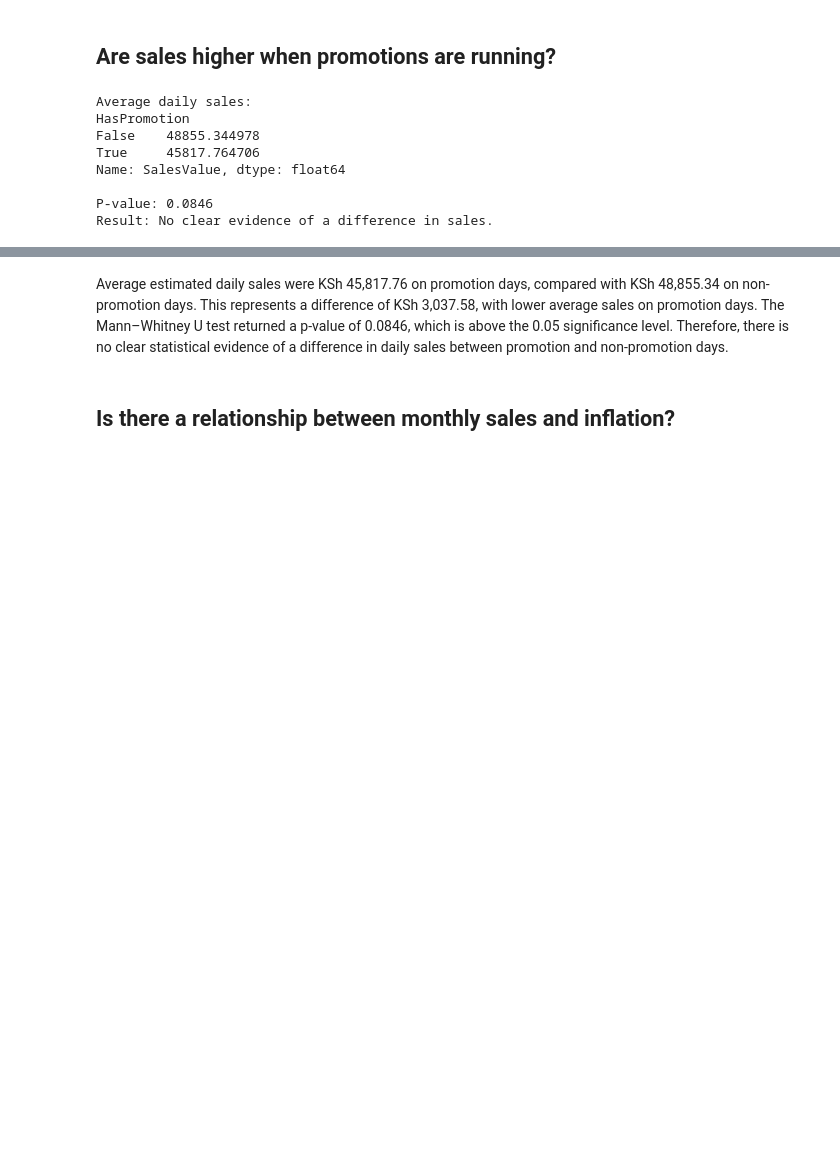
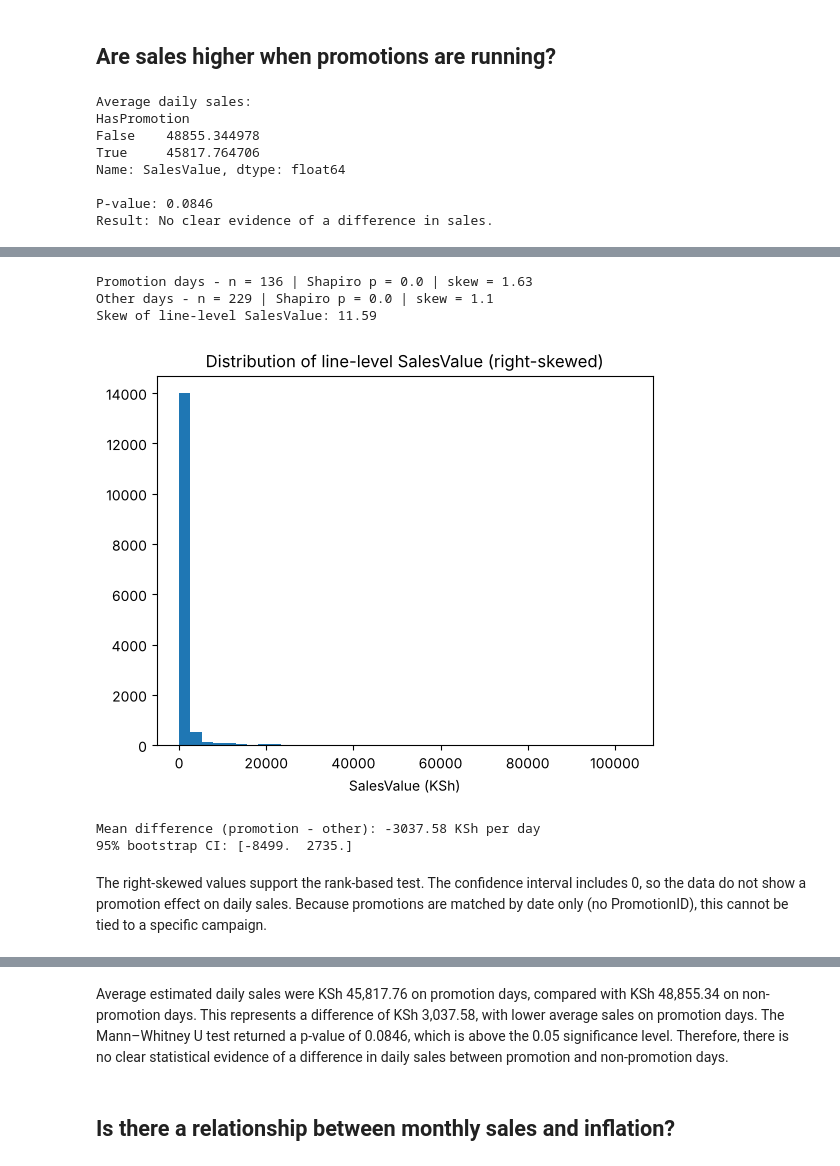
Before and after one commit to EricMWaimiri/kenya-retail-sales-customer-intelligence, a Jupyter notebook: notebooks/04_statistical_analysis.ipynb, the cells around one changed output, grey strips where cells are left out. Drawn from its saved outputs; the diff is of its cells as text; code cells hidden in the pictures; blank space fills up the shorter version.

```diff
--- a/notebooks/04_statistical_analysis.ipynb
+++ b/notebooks/04_statistical_analysis.ipynb
@@ -13,6 +13,11 @@ stores = pd.read_parquet("../data/cleaned/stores_cleaned.parquet")
 promotions = pd.read_parquet("../data/cleaned/promotions_cleaned.parquet")
 holidays = pd.read_parquet("../data/cleaned/public_holidays_cleaned.parquet")
 cpi = pd.read_parquet("../data/cleaned/national_cpi_monthly_cleaned.parquet")
+# %%
+# Add the columns this notebook needs (category, list-price sales value, sale date)
+sales = sales.merge(products[["ProductID", "Category", "UnitPriceKsh"]], on="ProductID", how="left")
+sales["SalesValue"] = sales["Quantity"] * sales["UnitPriceKsh"]
+sales["SaleDate"] = pd.to_datetime(sales["TransactionDate"]).dt.normalize()
 # %% [markdown]
 ## Do the product categories have different average sales-line values?
 We'll use the Kruskal–Wallis test, a non-parametric test that compares the distributions of three or more independent groups. It is useful when we don't want to assume that sales-line values are normally distributed.
@@ -164,0 +174,31 @@ Result: No clear evidence of a difference in sales.
+# %%
+promo_values = promo_sales.to_numpy()
+normal_values = normal_sales.to_numpy()
+
+for name, values in [("Promotion days", promo_values), ("Other days", normal_values)]:
+    print(name, "- n =", len(values), "| Shapiro p =", round(stats.shapiro(values).pvalue, 4),
+          "| skew =", round(stats.skew(values), 2))
+print("Skew of line-level SalesValue:", round(stats.skew(sales["SalesValue"]), 2))
+
+plt.hist(sales["SalesValue"], bins=40)
+plt.title("Distribution of line-level SalesValue (right-skewed)")
+plt.xlabel("SalesValue (KSh)")
+plt.show()
+
+rng = np.random.default_rng(42)
+def bootstrap_diff(a, b, n=10000):
+    diffs = [rng.choice(a, len(a)).mean() - rng.choice(b, len(b)).mean() for _ in range(n)]
+    return a.mean() - b.mean(), np.percentile(diffs, [2.5, 97.5])
+
+diff, ci = bootstrap_diff(promo_values, normal_values)
+print("Mean difference (promotion - other):", round(diff, 2), "KSh per day")
+print("95% bootstrap CI:", ci.round(0))
+# %% [output]
+Promotion days - n = 136 | Shapiro p = 0.0 | skew = 1.63
+Other days - n = 229 | Shapiro p = 0.0 | skew = 1.1
+Skew of line-level SalesValue: 11.59
+[figure, added]
+Mean difference (promotion - other): -3037.58 KSh per day
+95% bootstrap CI: [-8499.  2735.]
+# %% [markdown]
+The right-skewed values support the rank-based test. The confidence interval includes 0, so the data do not show a promotion effect on daily sales. Because promotions are matched by date only (no PromotionID), this cannot be tied to a specific campaign.
```
Also changed, not shown: parts of 9 cells of this notebook, 33 other files.
